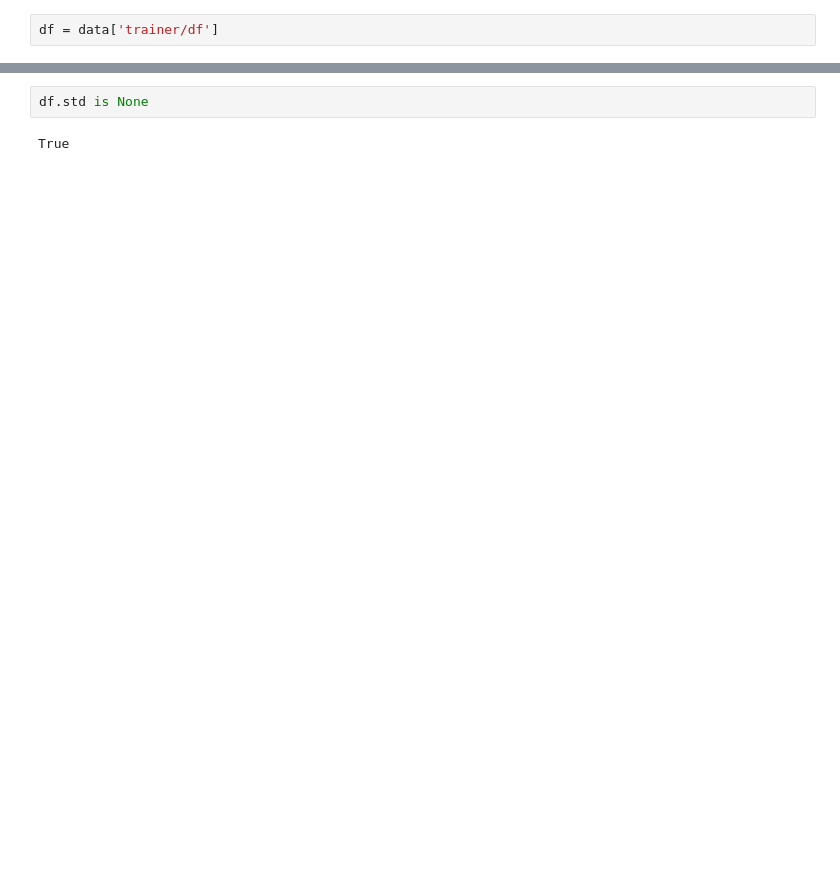
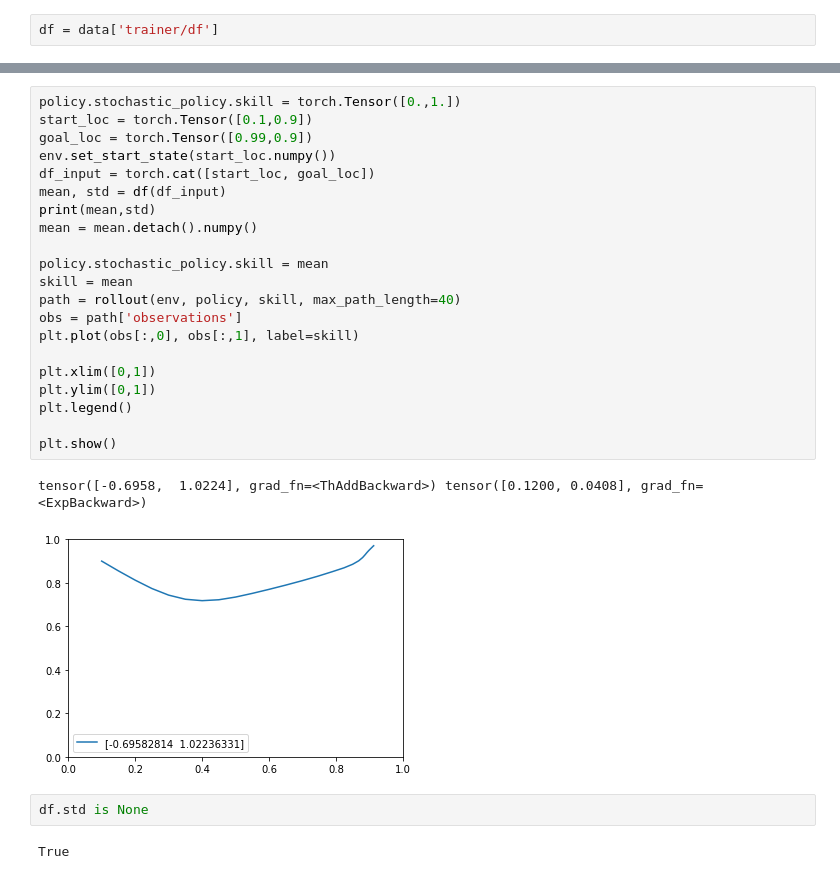
Before and after one commit to vincentlui/unsupervised-goal-conditioned-rl, a Jupyter notebook: Untitled.ipynb, the cells around one changed output, grey strips where cells are left out. Drawn from its saved outputs; the diff is of its cells as text; blank space fills up the shorter version.

```diff
--- a/Untitled.ipynb
+++ b/Untitled.ipynb
@@ -140,3 +151,27 @@ plt.show()
+# %%
+policy.stochastic_policy.skill = torch.Tensor([0.,1.])
+start_loc = torch.Tensor([0.1,0.9])
+goal_loc = torch.Tensor([0.99,0.9])
+env.set_start_state(start_loc.numpy())
+df_input = torch.cat([start_loc, goal_loc])
+mean, std = df(df_input)
+print(mean,std)
+mean = mean.detach().numpy()
+
+policy.stochastic_policy.skill = mean
+skill = mean
+path = rollout(env, policy, skill, max_path_length=40)
+obs = path['observations']
+plt.plot(obs[:,0], obs[:,1], label=skill)
+
+plt.xlim([0,1])
+plt.ylim([0,1])
+plt.legend()
+
+plt.show()
+# %% [output]
+tensor([-0.6958,  1.0224], grad_fn=<ThAddBackward>) tensor([0.1200, 0.0408], grad_fn=<ExpBackward>)
+[figure, added]
 # %%
 df.std is None
 # %% [output]
```
Also changed, not shown: parts of 8 cells of this notebook, 9 other files.
